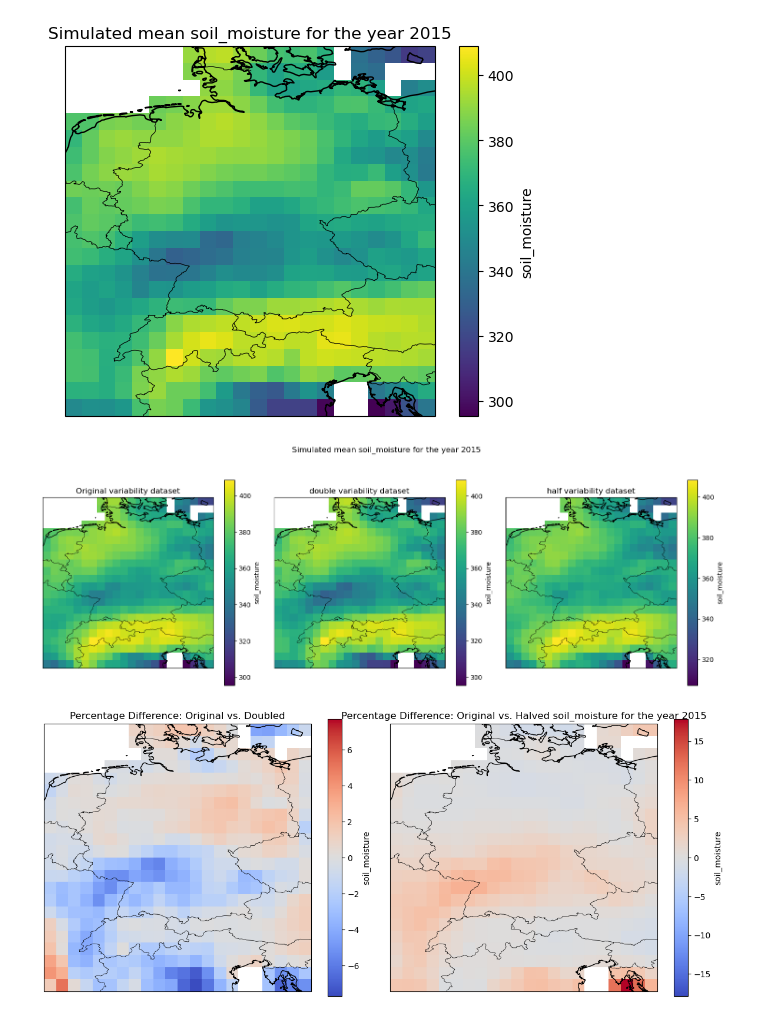
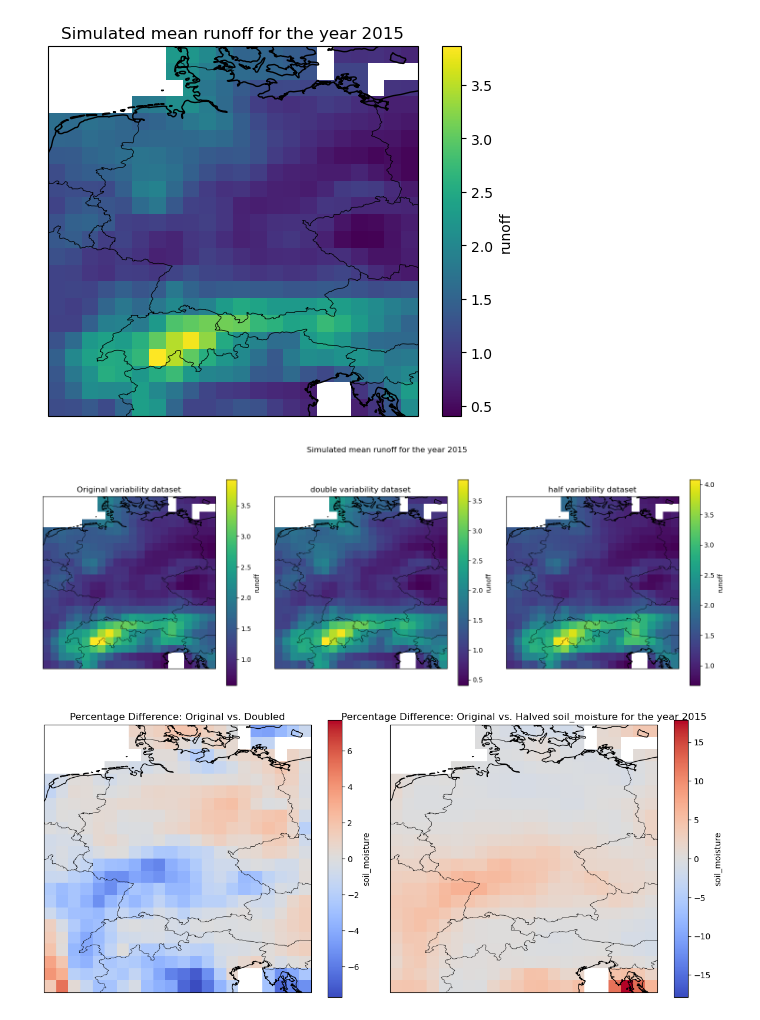
Before and after one commit to JohannaTrost/MSC24-WBM, a Jupyter notebook: model_output_visualization.ipynb, the cells around one changed output. Saved outputs shown, nothing was run; the diff lists cells and outputs as text; code cells hidden in the pictures.

```diff
--- a/model_output_visualization.ipynb
+++ b/model_output_visualization.ipynb
@@ -21,30 +21,31 @@ for out in ['evapotranspiration', 'runoff', 'snow', 'soil_moisture']:
 # %%
 # Calculate Soil Moisture Mean Data for one year for all gridcells
 year = 2015
-out_param = 'soil_moisture'
+out_param = 'runoff'
 
 sm_data_year = out_dbl[out_param].sel(time=str(year))
+
 sm_mean_data = sm_data_year[out_param].mean(dim='time')
 
 # Create a plot
 fig, ax = plt.subplots(subplot_kw={'projection': ccrs.PlateCarree()})
 
 # Add country borders and coastlines
 ax.add_feature(cfeature.BORDERS, linewidth=0.5)
 ax.coastlines()
 
 # Plot the data
 sm_mean_data.plot.imshow(x='lon', y='lat', cmap='viridis', transform=ccrs.PlateCarree(), ax=ax)
 
 plt.title(f'Simulated mean {out_param} for the year {year}')
 plt.xlabel('Longitude')
 plt.ylabel('Latitude')
 plt.show()
 # %% [output]
-[figure, old version]
+[figure, new version]
 # %%
 year = 2015
-out_param = 'soil_moisture'
+out_param = 'runoff'
 
 # Define the datasets
 datasets = [out_normal[out_param], out_dbl[out_param], out_half[out_param]]
@@ -75,7 +76,7 @@ plt.suptitle(f'Simulated mean {out_param} for the year {year}', y=1.05)
 plt.tight_layout()
 plt.show()
 # %% [output]
-[figure, old version]
+[figure, new version]
 # %%
 # Show the difference in percent
 year = 2015
```
Also changed, not shown: parts of 1 cell of this notebook.
